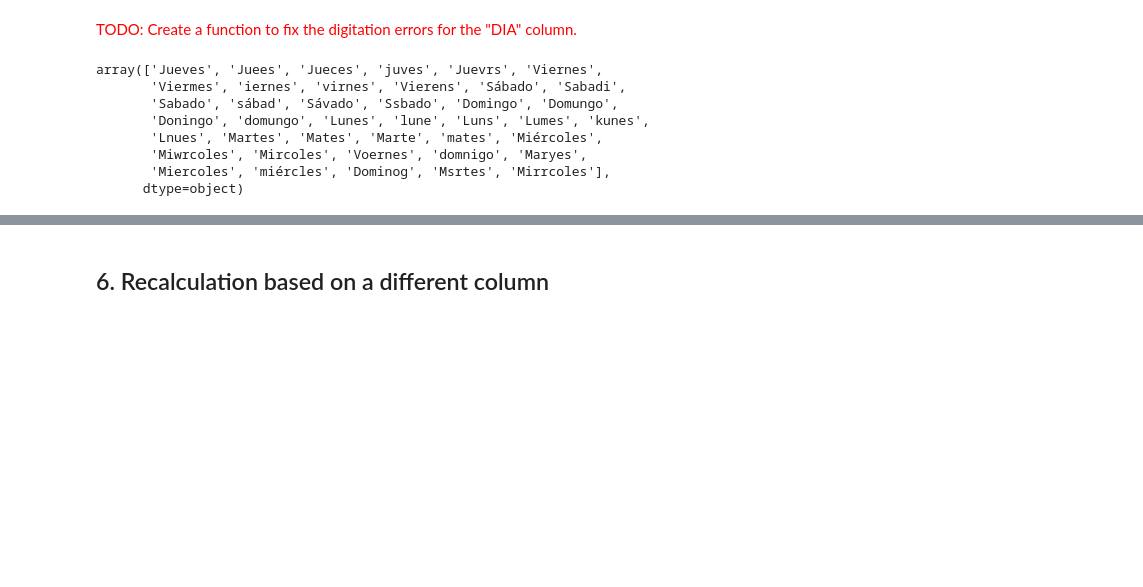
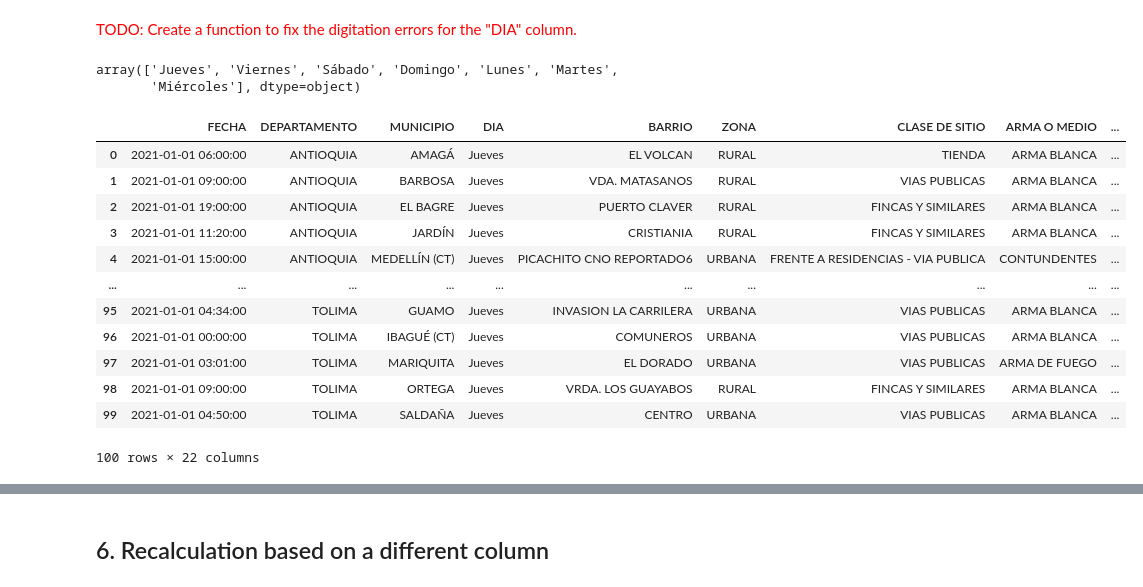
Before and after one commit to ingoscargiraldor/ingoscargiraldor, a Jupyter notebook: data-quality-tutorial.ipynb, the cells around one changed output, grey strips where cells are left out. Cells and saved outputs as stored; diff of their text form; code cells hidden in the pictures; blank space fills up the shorter version.

```diff
--- a/data-quality-tutorial.ipynb
+++ b/data-quality-tutorial.ipynb
@@ -330,13 +362,2 @@ SequenceMatcher(None, "sábado", "viernes").ratio()
 # %% [markdown]
 <span style="color:red">TODO: Create a function to fix the digitation errors for the "DIA" column.</span>
-# %%
-homicides_df["DIA"].unique()
-# %% [output]
-array(['Jueves', 'Juees', 'Jueces', 'juves', 'Juevrs', 'Viernes',
-       'Viermes', 'iernes', 'virnes', 'Vierens', 'Sábado', 'Sabadi',
-       'Sabado', 'sábad', 'Sávado', 'Ssbado', 'Domingo', 'Domungo',
-       'Doningo', 'domungo', 'Lunes', 'lune', 'Luns', 'Lumes', 'kunes',
-       'Lnues', 'Martes', 'Mates', 'Marte', 'mates', 'Miércoles',
-       'Miwrcoles', 'Mircoles', 'Voernes', 'domnigo', 'Maryes',
-       'Miercoles', 'miércles', 'Dominog', 'Msrtes', 'Mirrcoles'],
-      dtype=object)
@@ -342,0 +366,33 @@ array(['Jueves', 'Juees', 'Jueces', 'juves', 'Juevrs', 'Viernes',
+# %%
+days_list = ["Lunes", "Martes", "Miércoles", "Jueves", "Viernes", "Sábado", "Domingo"]
+days_aut = homicides_df
+def encontrar_dia_similar(valor):
+  mejor_coincidencia = None
+  mejor_distancia = float('inf')
+  for dia in days_list:
+      distancia = pylev.levenshtein(valor.lower(), dia.lower())
+      if distancia < mejor_distancia:
+          mejor_coincidencia = dia
+          mejor_distancia = distancia
+  return mejor_coincidencia
+days_aut['DIA'] = days_aut['DIA'].apply(encontrar_dia_similar)
+days_aut["DIA"].unique()
+# %% [output]
+array(['Jueves', 'Viernes', 'Sábado', 'Domingo', 'Lunes', 'Martes',
+       'Miércoles'], dtype=object)
+# %%
+days_aut.head(100)
+# %% [output]
+|  | FECHA | DEPARTAMENTO | MUNICIPIO | DIA | BARRIO | ZONA | CLASE DE SITIO | ARMA O MEDIO | ... |
+| 0 | 2021-01-01 06:00:00 | ANTIOQUIA | AMAGÁ | Jueves | EL VOLCAN | RURAL | TIENDA | ARMA BLANCA | ... |
+| 1 | 2021-01-01 09:00:00 | ANTIOQUIA | BARBOSA | Jueves | VDA. MATASANOS | RURAL | VIAS PUBLICAS | ARMA BLANCA | ... |
+| 2 | 2021-01-01 19:00:00 | ANTIOQUIA | EL BAGRE | Jueves | PUERTO CLAVER | RURAL | FINCAS Y SIMILARES | ARMA BLANCA | ... |
+| 3 | 2021-01-01 11:20:00 | ANTIOQUIA | JARDÍN | Jueves | CRISTIANIA | RURAL | FINCAS Y SIMILARES | ARMA BLANCA | ... |
+| 4 | 2021-01-01 15:00:00 | ANTIOQUIA | MEDELLÍN (CT) | Jueves | PICACHITO CNO REPORTADO6 | URBANA | FRENTE A RESIDENCIAS - VIA PUBLICA | CONTUNDENTES | ... |
+| ... | ... | ... | ... | ... | ... | ... | ... | ... | ... |
+| 95 | 2021-01-01 04:34:00 | TOLIMA | GUAMO | Jueves | INVASION LA CARRILERA | URBANA | VIAS PUBLICAS | ARMA BLANCA | ... |
+| 96 | 2021-01-01 00:00:00 | TOLIMA | IBAGUÉ (CT) | Jueves | COMUNEROS | URBANA | VIAS PUBLICAS | ARMA BLANCA | ... |
+| 97 | 2021-01-01 03:01:00 | TOLIMA | MARIQUITA | Jueves | EL DORADO | URBANA | VIAS PUBLICAS | ARMA DE FUEGO | ... |
+| 98 | 2021-01-01 09:00:00 | TOLIMA | ORTEGA | Jueves | VRDA. LOS GUAYABOS | RURAL | FINCAS Y SIMILARES | ARMA BLANCA | ... |
+| 99 | 2021-01-01 04:50:00 | TOLIMA | SALDAÑA | Jueves | CENTRO | URBANA | VIAS PUBLICAS | ARMA BLANCA | ... |
+100 rows × 22 columns
```
Also changed, not shown: parts of 17 cells of this notebook.
